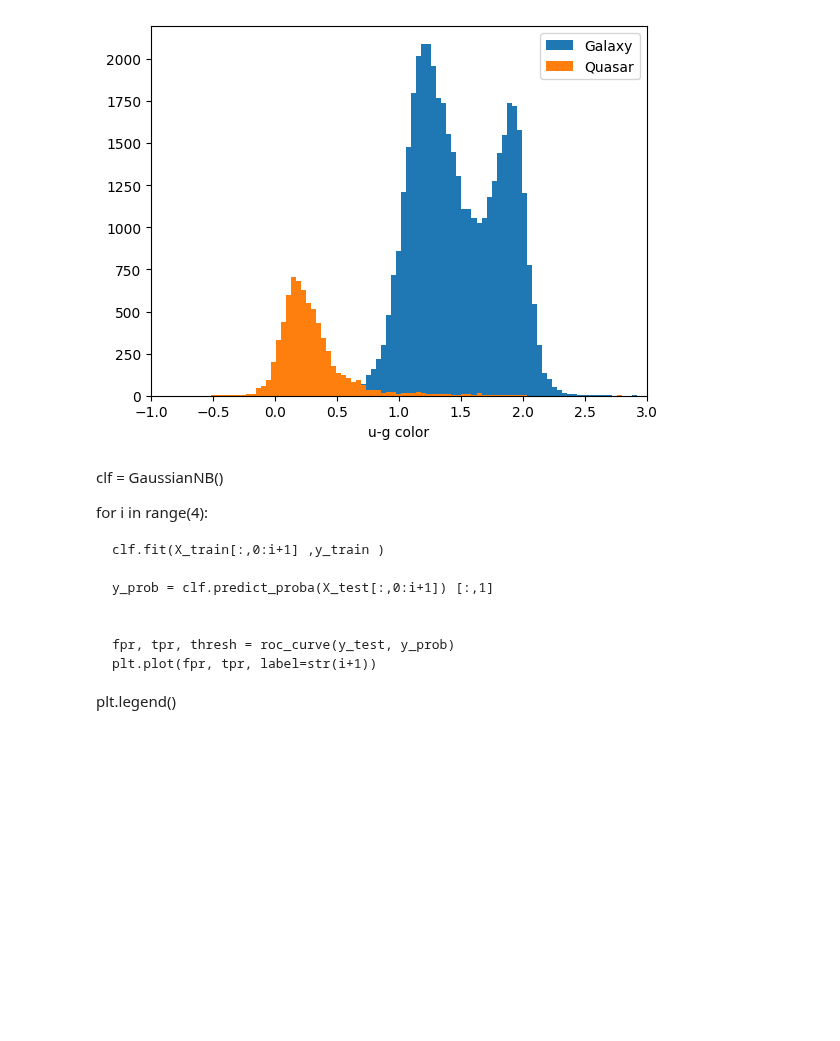
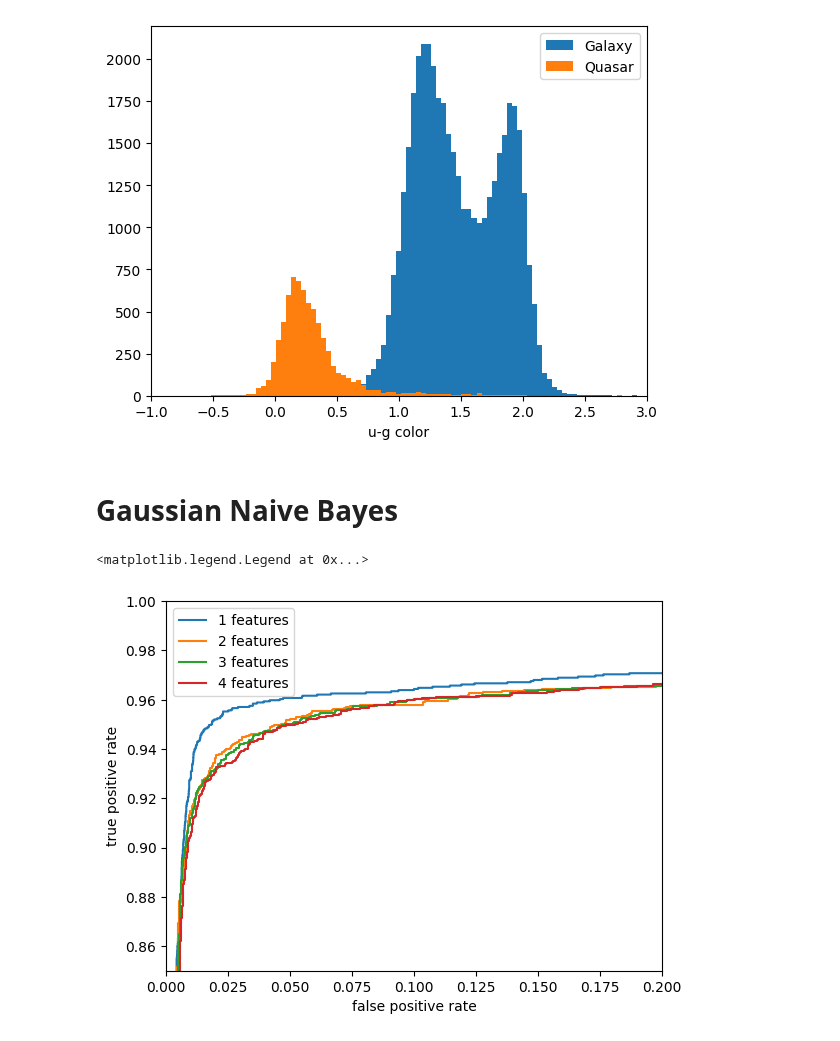
Before and after one commit to EdoSanto/astrostatistics_bicocca_2024, a Jupyter notebook: working/L19 - Galaxy vs quasars.ipynb, the cells around one changed output. Saved outputs shown, nothing was run; the diff lists cells and outputs as text; code cells hidden in the pictures; blank space fills up the shorter version.

```diff
--- a/working/L19 - Galaxy vs quasars.ipynb
+++ b/working/L19 - Galaxy vs quasars.ipynb
@@ -82,17 +87,30 @@ plt.show()
 [figure]
 [figure]
 # %%
-x_train, x_test, y_train, y_test = train_test_split(u_g.reshape(-1,1), data['class'], test_size=0.3, random_state=42)
+x = np.array([u_g, g_r, r_i, i_z]).T
+x_train, x_test, y_train, y_test = train_test_split(x, data['class'], test_size=0.3, random_state=42)
-# %% [markdown]
-clf = GaussianNB()
-
-for i in range(4):
-
-    clf.fit(X_train[:,0:i+1] ,y_train )
-
-    y_prob = clf.predict_proba(X_test[:,0:i+1]) [:,1]
-
-
-    fpr, tpr, thresh = roc_curve(y_test, y_prob)
-    plt.plot(fpr, tpr, label=str(i+1))
-plt.legend()
+# %% [markdown]
+# Gaussian Naive Bayes
+# %%
+clf = GaussianNB()
+
+for i in range(4):
+
+    clf.fit(x_train[:,0:i+1] ,y_train )
+
+    y_proba = clf.predict_proba(x_test[:,0:i+1]) [:,1]
+
+
+    fpr_GNB, tpr_GNB, thresh_GNB = roc_curve(y_test, y_proba)
+    precision_GNB, recall_GNB, thresh2_GNB = precision_recall_curve(y_test, y_proba)
+
+    plt.plot(fpr_GNB, tpr_GNB, label=str(i+1) + ' features')
+    plt.ylabel('true positive rate')
+    plt.xlabel('false positive rate')
+    plt.xlim(0, 0.2)
+    plt.ylim(0.85, 1)
+
+plt.legend()
+# %% [output]
+<matplotlib.legend.Legend at 0x...>
+[figure, added]
```
Also changed, not shown: parts of 27 cells of this notebook, 3 other files.
